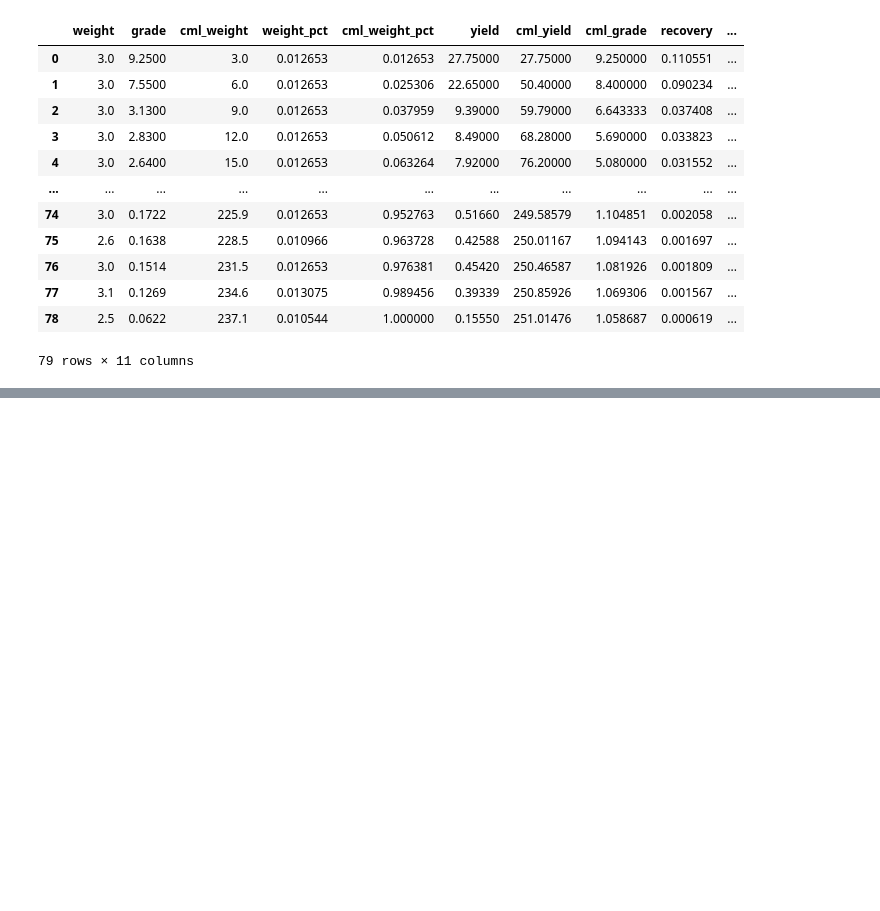
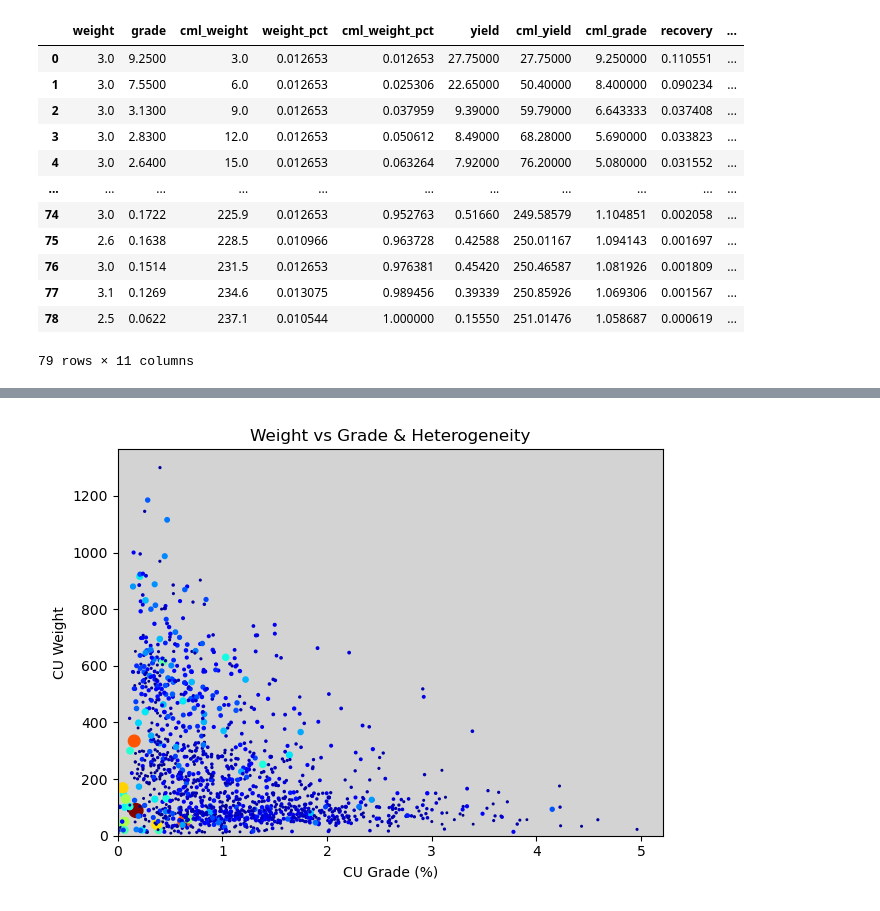
Before and after one commit to jouytrew/masters_pfti, a Jupyter notebook: notebooks/het_analysis_assay.ipynb, the cells around one changed output, grey strips where cells are left out. Cells and saved outputs as stored; diff of their text form; code cells hidden in the pictures; blank space fills up the shorter version.

```diff
--- a/notebooks/het_analysis_assay.ipynb
+++ b/notebooks/het_analysis_assay.ipynb
@@ -426,0 +455,31 @@ Text(0.5, 0, 'ELEV')
+# %%
+element = 'CU'
+
+x, y, h = [], [], []
+
+for dhid, group in groups.items():
+    x.append(group.resources[element].get_grade())
+    y.append(group.resources[element].get_cml_weight())
+    h.append(group.resources[element].get_heterogeneity())
+
+max_h = np.max(h)
+scaled_h = 1 + (9 * (h / max_h))
+
+
+fig = plt.figure()
+ax = fig.add_subplot()
+
+ax.scatter(x, y, s=scaled_h**2, c=h, cmap=plt.colormaps.get('jet'))
+
+ax.set_xlabel(f'{element} Grade (%)')
+ax.set_xlim(0, None)
+
+ax.set_ylabel(f'{element} Weight')
+ax.set_ylim(0, None)
+
+ax.set_title('Weight vs Grade & Heterogeneity')
+ax.set_facecolor('lightgrey')
+
+fig.tight_layout()
+# %% [output]
+[figure, added]
```
Also changed, not shown: parts of 21 cells of this notebook, 8 other files.
